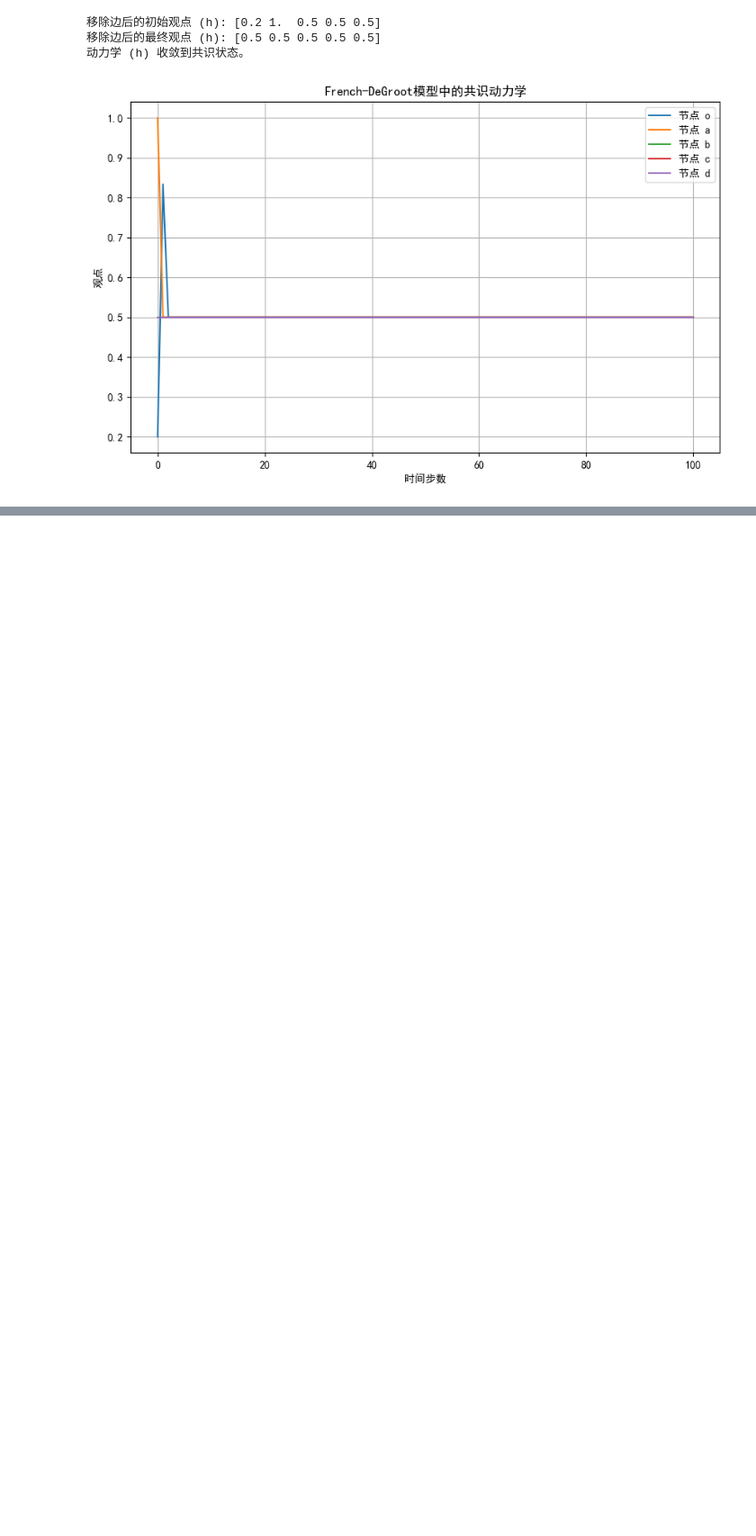
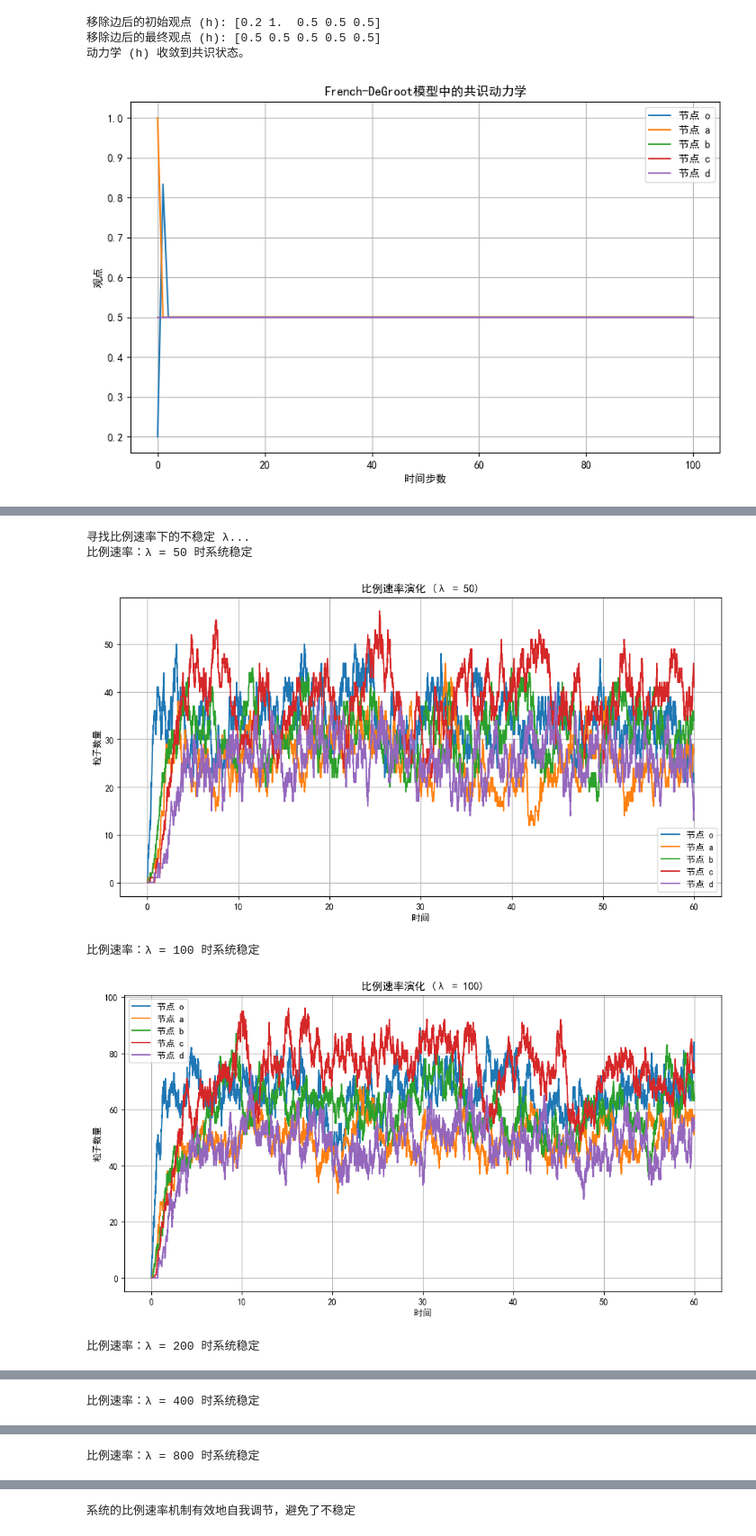
Before and after one commit to Decade-rider/Network_Dynamics_and_Learning_Homeworks, a Jupyter notebook: Homework2/Homework_2_pcl.ipynb, the cells around one changed output, grey strips where cells are left out. Shown at 90% size. Saved outputs shown, nothing was run; the diff lists cells and outputs as text; code cells hidden in the pictures; blank space fills up the shorter version.

```diff
--- a/Homework2/Homework_2_pcl.ipynb
+++ b/Homework2/Homework_2_pcl.ipynb
@@ -868,0 +1259,32 @@ plt.show()
+# %%
+### 找到系统不稳定前的最大输入速率（比例速率）
+def find_unstable_lambda_proportional(simulation_time):
+
+    lambdas = [50, 100, 200, 400, 800]  # 测试输入速率
+
+    for input_rate in lambdas:
+        history, time_points = simulate_proportional_rate(input_rate, simulation_time)
+
+        # 统计进入节点'o'的粒子数量和退出节点'd'的粒子数量
+        particles_in_o = sum(state['o'] for state in history)
+        particles_out_d = sum(state['d'] for state in history)
+
+        # 检查不稳定条件
+        if particles_out_d > 0 and particles_in_o / particles_out_d > 100:
+            print(f"比例速率：系统在 λ = {input_rate} 时发生爆炸（输入/输出比 > 100）")
+            break
+
+        print(f"比例速率：λ = {input_rate} 时系统稳定")
+        plot_evolution(history, time_points, f'比例速率演化 (λ = {input_rate})')
+
+simulation_time = 60
+print("寻找比例速率下的不稳定 λ...")
+find_unstable_lambda_proportional(simulation_time)
+print("系统的比例速率机制有效地自我调节，避免了不稳定")
+# %% [output]
+寻找比例速率下的不稳定 λ...
+比例速率：λ = 50 时系统稳定
+[figure, added]
+比例速率：λ = 100 时系统稳定
+[figure, added]
+比例速率：λ = 200 时系统稳定
@@ -868,0 +1292 @@ plt.show()
+比例速率：λ = 400 时系统稳定
@@ -868,0 +1294 @@ plt.show()
+比例速率：λ = 800 时系统稳定
@@ -868,0 +1296 @@ plt.show()
+系统的比例速率机制有效地自我调节，避免了不稳定
```
Also changed, not shown: parts of 25 cells of this notebook, 1 other file.
